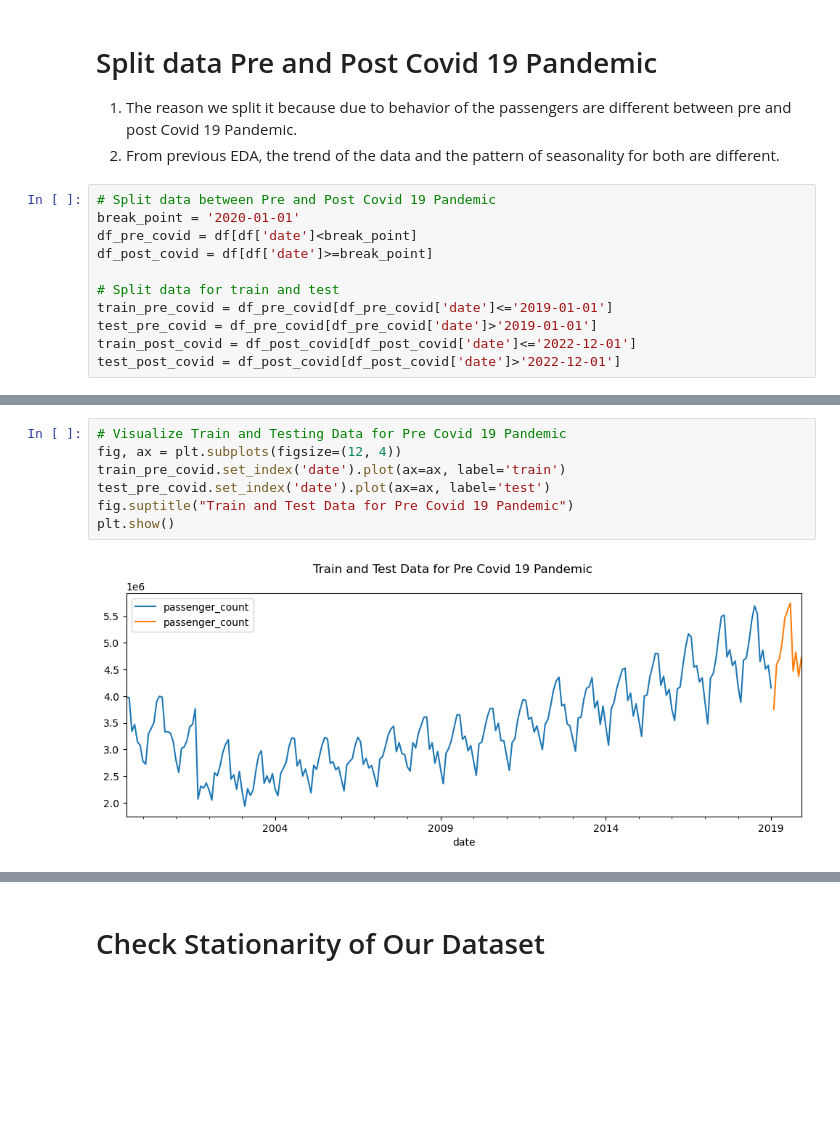
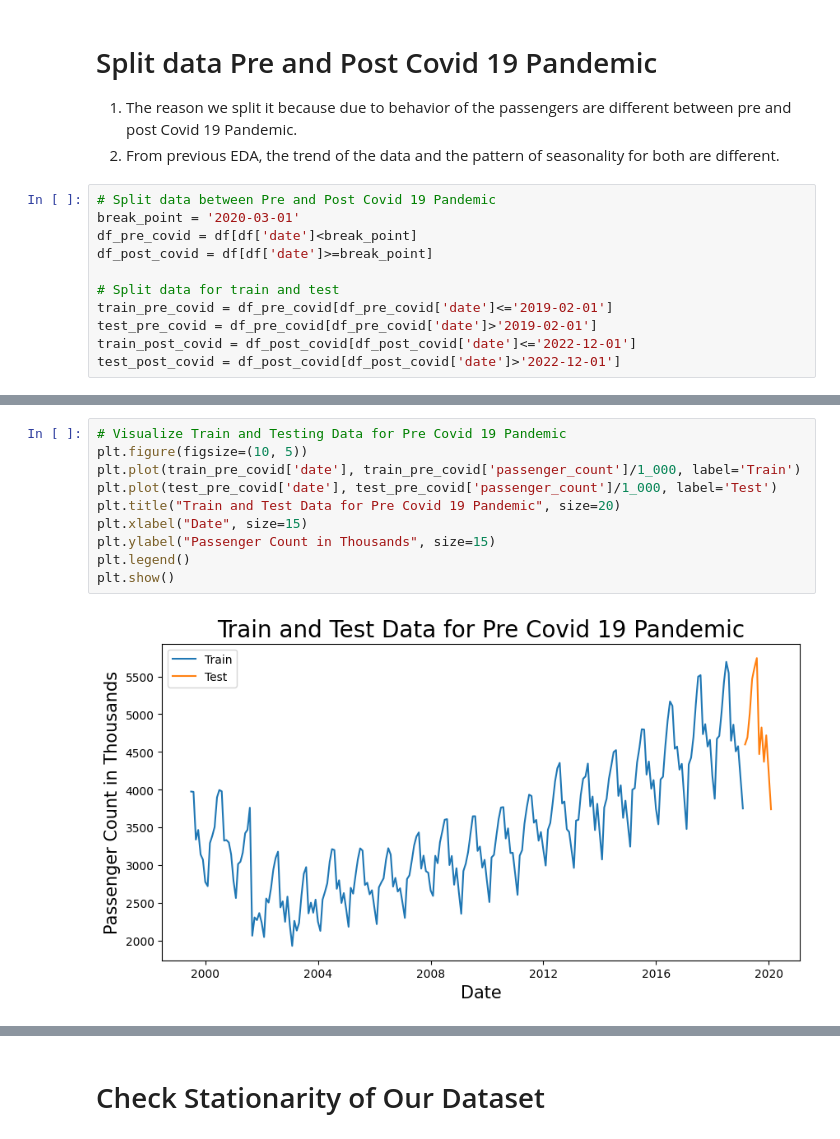
Before and after one commit to marcellinus-witarsah/us-air-passenger-forecast, a Jupyter notebook: notebooks/02-modelling-20240113.ipynb, the cells around one changed output, grey strips where cells are left out. Cells and saved outputs as stored; diff of their text form; blank space fills up the shorter version.

```diff
--- a/notebooks/02-modelling-20240113.ipynb
+++ b/notebooks/02-modelling-20240113.ipynb
@@ -36,12 +40,12 @@ df = df.rename(columns={
 2. From previous EDA, the trend of the data and the pattern of seasonality for both are different.
 # %%
 # Split data between Pre and Post Covid 19 Pandemic
-break_point = '2020-01-01'
+break_point = '2020-03-01'
 df_pre_covid = df[df['date']<break_point]
 df_post_covid = df[df['date']>=break_point]
 
 # Split data for train and test
-train_pre_covid = df_pre_covid[df_pre_covid['date']<='2019-01-01']
-test_pre_covid = df_pre_covid[df_pre_covid['date']>'2019-01-01']
+train_pre_covid = df_pre_covid[df_pre_covid['date']<='2019-02-01']
+test_pre_covid = df_pre_covid[df_pre_covid['date']>'2019-02-01']
 train_post_covid = df_post_covid[df_post_covid['date']<='2022-12-01']
 test_post_covid = df_post_covid[df_post_covid['date']>'2022-12-01']
@@ -48,9 +64,12 @@ test_post_covid = df_post_covid[df_post_covid['date']>'2022-12-01']
 # %%
 # Visualize Train and Testing Data for Pre Covid 19 Pandemic
-fig, ax = plt.subplots(figsize=(12, 4))
-train_pre_covid.set_index('date').plot(ax=ax, label='train')
-test_pre_covid.set_index('date').plot(ax=ax, label='test')
-fig.suptitle("Train and Test Data for Pre Covid 19 Pandemic")
+plt.figure(figsize=(10, 5))
+plt.plot(train_pre_covid['date'], train_pre_covid['passenger_count']/1_000, label='Train')
+plt.plot(test_pre_covid['date'], test_pre_covid['passenger_count']/1_000, label='Test')
+plt.title("Train and Test Data for Pre Covid 19 Pandemic", size=20)
+plt.xlabel("Date", size=15)
+plt.ylabel("Passenger Count in Thousands", size=15)
+plt.legend()
 plt.show()
 # %% [output]
-[figure, old version]
+[figure, new version]
```
Also changed, not shown: parts of 6 cells of this notebook, 1 other file.
